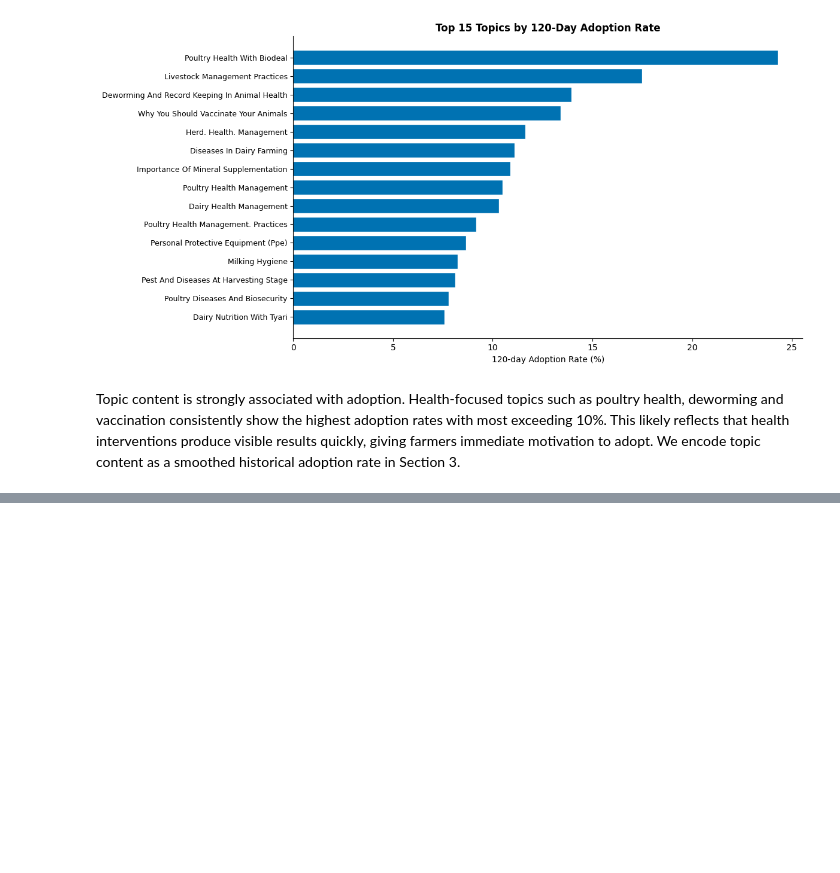
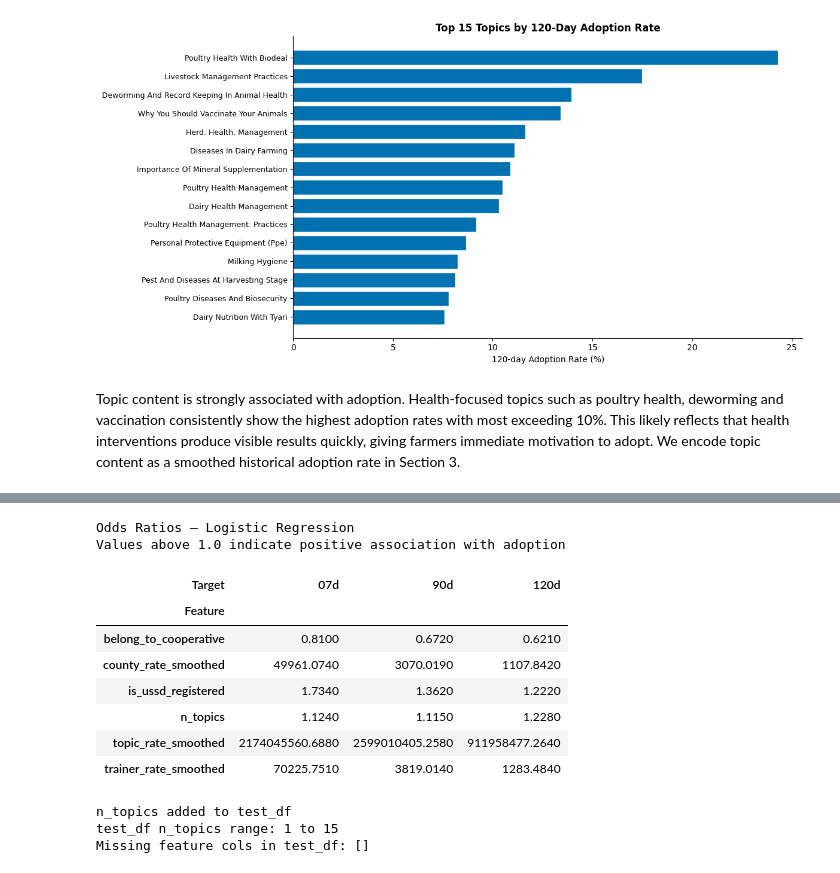
Before and after one commit to FionaHuini/Zindi-DigiCow-Farmer-Training-Adoption-Challenge, a Jupyter notebook: digicow_clean_analysis.ipynb, the cells around one changed output, grey strips where cells are left out. Saved outputs shown, nothing was run; the diff lists cells and outputs as text; code cells hidden in the pictures; blank space fills up the shorter version.

```diff
--- a/digicow_clean_analysis.ipynb
+++ b/digicow_clean_analysis.ipynb
@@ -761,0 +1193,60 @@ Topic content is strongly associated with adoption. Health-focused topics such a
+# %%
+# ── Odds ratio table ──────────────────────────────────────────────────────────
+# Exponentiate coefficients to get odds ratios
+# odds_ratio > 1 means feature increases probability of adoption
+# odds_ratio < 1 means feature decreases probability of adoption
+
+odds_tables = []
+
+for target in TARGET_COLS:
+    model = lr_results[target]['model']
+
+    # exp(coefficient) = odds ratio
+    odds_ratios = np.exp(model.coef_[0])
+
+    for feature, odds_ratio in zip(FEATURE_COLS, odds_ratios):
+        odds_tables.append({
+            'Target'      : target.replace('adopted_within_', '').replace('_days', 'd'),
+            'Feature'     : feature,
+            'Odds Ratio'  : round(odds_ratio, 3)
+        })
+
+odds_df = pd.DataFrame(odds_tables)
+
+# Pivot for easier reading
+odds_pivot = odds_df.pivot(index='Feature', columns='Target', values='Odds Ratio')
+odds_pivot = odds_pivot[['07d', '90d', '120d']]
+
+print("Odds Ratios — Logistic Regression")
+print("Values above 1.0 indicate positive association with adoption")
+print()
+display(odds_pivot)
+# %% [output]
+Odds Ratios — Logistic Regression
+Values above 1.0 indicate positive association with adoption
+| Target | 07d | 90d | 120d |
+| Feature |  |  |  |
+| belong_to_cooperative | 0.8100 | 0.6720 | 0.6210 |
+| county_rate_smoothed | 49961.0740 | 3070.0190 | 1107.8420 |
+| is_ussd_registered | 1.7340 | 1.3620 | 1.2220 |
+| n_topics | 1.1240 | 1.1150 | 1.2280 |
+| topic_rate_smoothed | 2174045560.6880 | 2599010405.2580 | 911958477.2640 |
+| trainer_rate_smoothed | 70225.7510 | 3819.0140 | 1283.4840 |
+# %%
+# ── Add n_topics to test_df ───────────────────────────────────────────────────
+# n_topics was computed for train_df during EDA
+# We need to compute it for test_df using the same parse_topics function
+
+test_topics_parsed  = test_df['topics_list'].apply(parse_topics)
+test_df['n_topics'] = test_topics_parsed.apply(len)
+
+print("n_topics added to test_df")
+print(f"test_df n_topics range: {test_df['n_topics'].min()} to {test_df['n_topics'].max()}")
+
+# Confirm all FEATURE_COLS now exist in test_df
+missing_cols = [col for col in FEATURE_COLS if col not in test_df.columns]
+print(f"Missing feature cols in test_df: {missing_cols}")
+# %% [output]
+n_topics added to test_df
+test_df n_topics range: 1 to 15
+Missing feature cols in test_df: []
```
Also changed, not shown: parts of 16 cells of this notebook.
